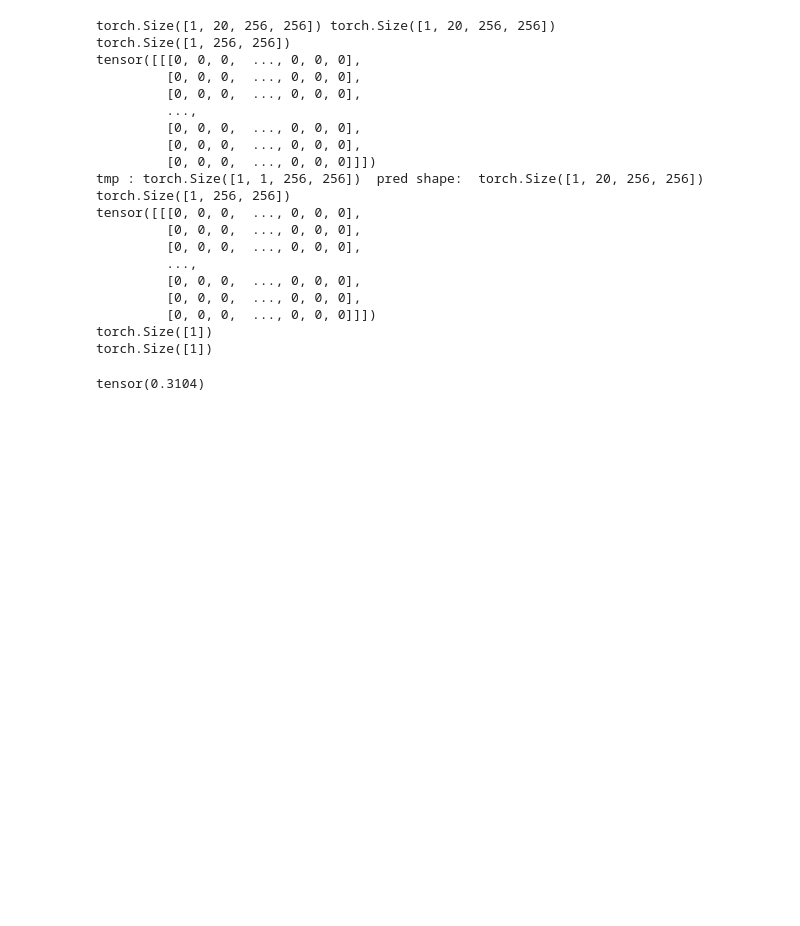
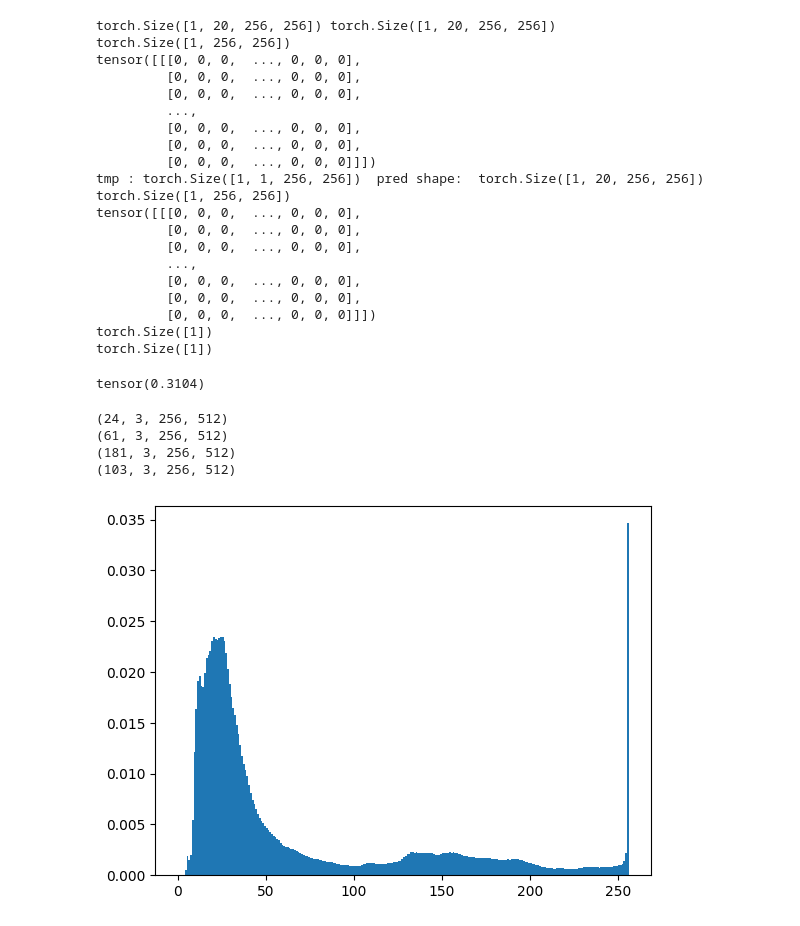
Before and after one commit to JayParanjape/blackfed, a Jupyter notebook: dcratchpad.ipynb, the cells around one changed output. Cells and saved outputs as stored; diff of their text form; code cells hidden in the pictures; blank space fills up the shorter version.

```diff
--- a/dcratchpad.ipynb
+++ b/dcratchpad.ipynb
@@ -209,0 +217,34 @@ tensor(0.3104)
+# %%
+def make_hist1(nparray, density=True):
+    plt.hist(nparray.ravel(), 256, [0,256], density = density)
+    plt.show()
+# %%
+with open('data_configs/camvid.yml', 'r') as f:
+    config = yaml.load(f, Loader=yaml.FullLoader)
+config['use_norm'] = False
+# %%
+def get_batch_imgs(config, center_num):
+    data = get_data(config, center_num=center_num)
+    imgs = []
+    tr_data = data['train']
+    for i in range(len(tr_data)):
+        if i>200:
+            break
+        imgs.append(tr_data[i][0])
+    imgs = np.stack(imgs)
+    print(imgs.shape)
+    return imgs
+# %%
+imgs1 = get_batch_imgs(config, 1)
+imgs2 = get_batch_imgs(config, 2)
+imgs3 = get_batch_imgs(config, 3)
+imgs4 = get_batch_imgs(config, 4)
+# %% [output]
+(24, 3, 256, 512)
+(61, 3, 256, 512)
+(181, 3, 256, 512)
+(103, 3, 256, 512)
+# %%
+make_hist1(imgs1)
+# %% [output]
+[figure, added]
```
Also changed, not shown: parts of 12 cells of this notebook, 51 other files.
